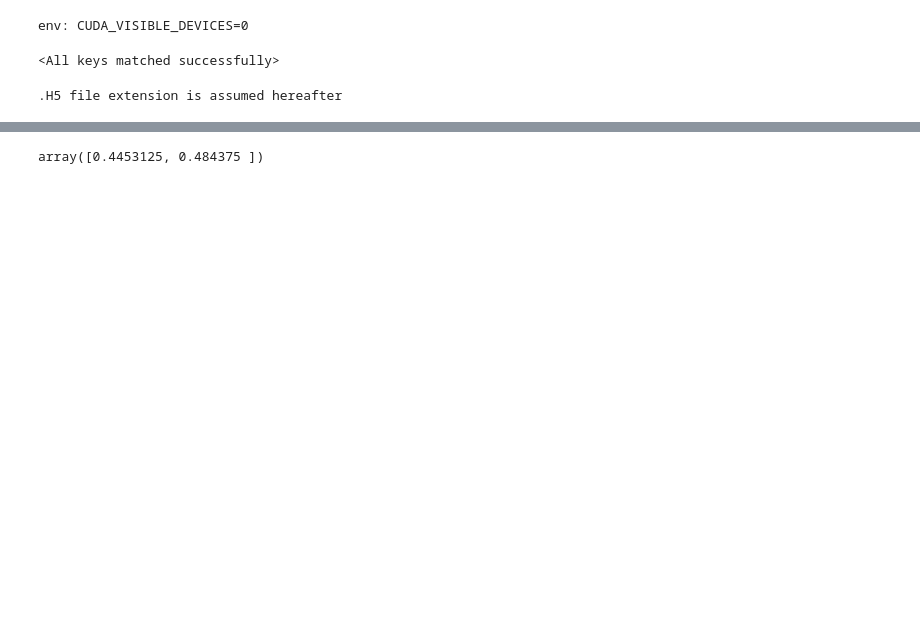
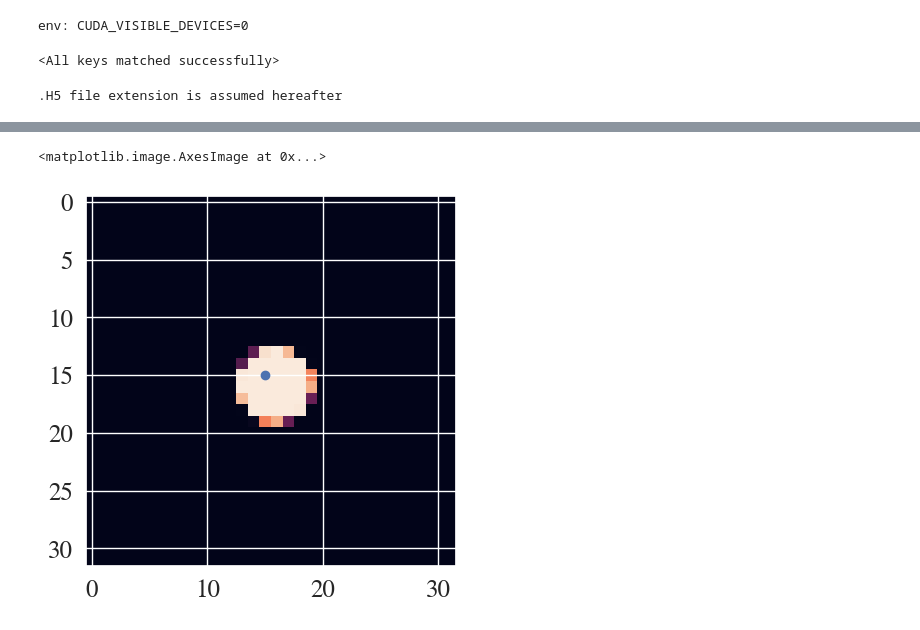
Before and after one commit to yashpatel5400/fpo, a Jupyter notebook: scratch/wavelet.ipynb, the cells around one changed output, grey strips where cells are left out. Saved outputs shown, nothing was run; the diff lists cells and outputs as text; code cells hidden in the pictures; blank space fills up the shorter version.

Commit message:
Add debugging plots for baselines

```diff
--- a/scratch/wavelet.ipynb
+++ b/scratch/wavelet.ipynb
@@ -169 +169,15 @@ w_mask.shape
+# %%
+masks = np.linalg.norm(offsets, axis=-1) < r
+# %%
+masks = masks.reshape(masks.shape[0], y.shape[0], y.shape[1])
+# %%
+objs = np.sum(y * masks, axis=(1,2))
+# %%
+wstar = candidate_w[np.argmax(objs)]
+# %%
+plt.scatter([wstar[1] * y.shape[1]], [wstar[0] * y.shape[0]])
+plt.imshow(y)
+# %% [output]
+<matplotlib.image.AxesImage at 0x...>
+[figure, added]
 # %%
@@ -189,4 +212,0 @@ values =[np.sum(yhat * (np.linalg.norm(x_grid - w, axis=1) < r).astype(np.int8))
-# %%
-candidate_w[np.argmax(values)]
-# %% [output]
-array([0.4453125, 0.484375 ])
```
Also changed, not shown: parts of 25 cells of this notebook.
